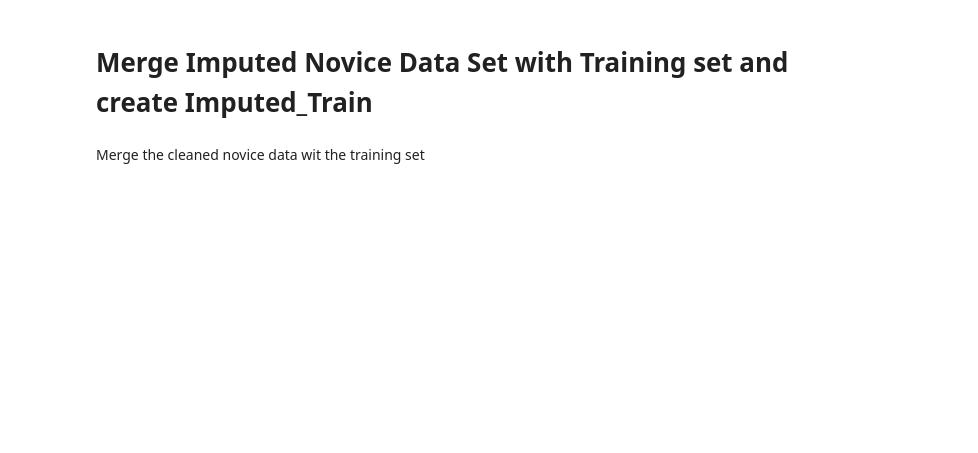
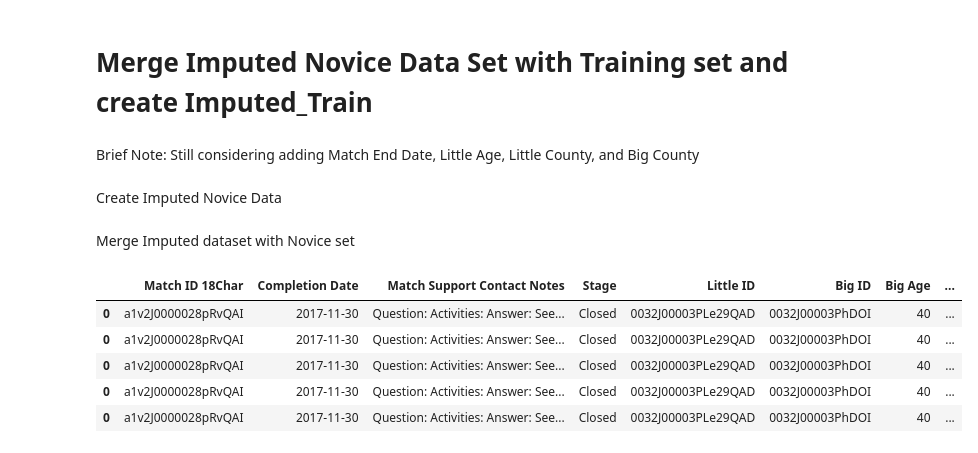
Before and after one commit to hypnos-coder/MinneMUDAC2025PC, a Jupyter notebook: notebook/hajar/data_imputation.ipynb, the cells around one changed output. Saved outputs shown, nothing was run; the diff lists cells and outputs as text; code cells hidden in the pictures; blank space fills up the shorter version.

```diff
--- a/notebook/hajar/data_imputation.ipynb
+++ b/notebook/hajar/data_imputation.ipynb
@@ -573,0 +629,15 @@ Revert Dates, Categorical variables, and add text columns to create final clean
+# %%
+#add Data back
+df_imputed['Match ID 18Char']=ogdf['Match ID 18Char']
+df_imputed['Little ID']=ogdf['Little ID']
+df_imputed['Big ID']=ogdf['Big ID']
+df_imputed['Rationale for Match']=ogdf['Rationale for Match'].fillna('Not Specified')
+df_imputed['Big Birthdate']=ogdf['Big Birthdate']
+df_imputed['Little Birthdate']=ogdf['Little Birthdate']
+
+#reorder columns
+df_imputed =df_imputed.reindex(columns=['Match ID 18Char','Stage','Little ID','Big ID','Big Age','Big Occupation','Big Languages','Big Gender',
+                               'Big Birthdate', 'Program','Program Type','Big Race/Ethnicity','Closure Reason','Match Activation Date','Rationale for Match',
+                               'Big Days Acceptance to Match','Big Days Interview to Acceptance','Big Days Interview to Match','Big Contact: Marital Status',
+                               'Little Gender','Little Birthdate','Little Participant: Race/Ethnicity','Match Length'])
+df_imputed.head()
@@ -574,4 +651,6 @@ Revert Dates, Categorical variables, and add text columns to create final clean
 # %% [markdown]
 # Merge Imputed Novice Data Set with Training set and create Imputed_Train
-# %% [markdown]
-Merge the cleaned novice data wit the training set
+# %% [markdown]
+Brief Note: Still considering adding Match End Date, Little Age, Little County, and Big County
+# %% [markdown]
+Create Imputed Novice Data
@@ -577,0 +659,31 @@ Merge the cleaned novice data wit the training set
+# %% [markdown]
+Merge Imputed dataset with Novice set
+# %%
+ogtrain= pd.read_excel("../../data/Training.xlsx")
+
+train=ogtrain.copy()
+train_impute=df_imputed.copy()
+# %%
+# Duplicate rows based on match ID
+train_impute['matchIDcounts'] = train_impute['Match ID 18Char'].map(train['Match ID 18Char'].value_counts())
+
+train_impute=train_impute.reindex(train_impute.index.repeat(train_impute.matchIDcounts))
+
+#Remove all features in train except completion Date and Match support contact notes
+train_impute['Completion Date']=train['Completion Date']
+train_impute['Match Support Contact Notes']=train['Match Support Contact Notes']
+
+
+#reorder
+train_impute=train_impute.reindex(columns=['Match ID 18Char','Completion Date','Match Support Contact Notes','Stage','Little ID','Big ID','Big Age','Big Occupation','Big Languages','Big Gender',
+                               'Big Birthdate', 'Program','Program Type','Big Race/Ethnicity','Closure Reason','Match Activation Date','Rationale for Match',
+                               'Big Days Acceptance to Match','Big Days Interview to Acceptance','Big Days Interview to Match','Big Contact: Marital Status',
+                               'Little Gender','Little Birthdate','Little Participant: Race/Ethnicity','Match Length'])
+train_impute.head()
+# %% [output]
+|  | Match ID 18Char | Completion Date | Match Support Contact Notes | Stage | Little ID | Big ID | Big Age | ... |
+| 0 | a1v2J0000028pRvQAI | 2017-11-30 | Question: Activities: Answer: See... | Closed | 0032J00003PLe29QAD | 0032J00003PhDOI | 40 | ... |
+| 0 | a1v2J0000028pRvQAI | 2017-11-30 | Question: Activities: Answer: See... | Closed | 0032J00003PLe29QAD | 0032J00003PhDOI | 40 | ... |
+| 0 | a1v2J0000028pRvQAI | 2017-11-30 | Question: Activities: Answer: See... | Closed | 0032J00003PLe29QAD | 0032J00003PhDOI | 40 | ... |
+| 0 | a1v2J0000028pRvQAI | 2017-11-30 | Question: Activities: Answer: See... | Closed | 0032J00003PLe29QAD | 0032J00003PhDOI | 40 | ... |
+| 0 | a1v2J0000028pRvQAI | 2017-11-30 | Question: Activities: Answer: See... | Closed | 0032J00003PLe29QAD | 0032J00003PhDOI | 40 | ... |
```
Also changed, not shown: parts of 16 cells of this notebook, 2 other files.
